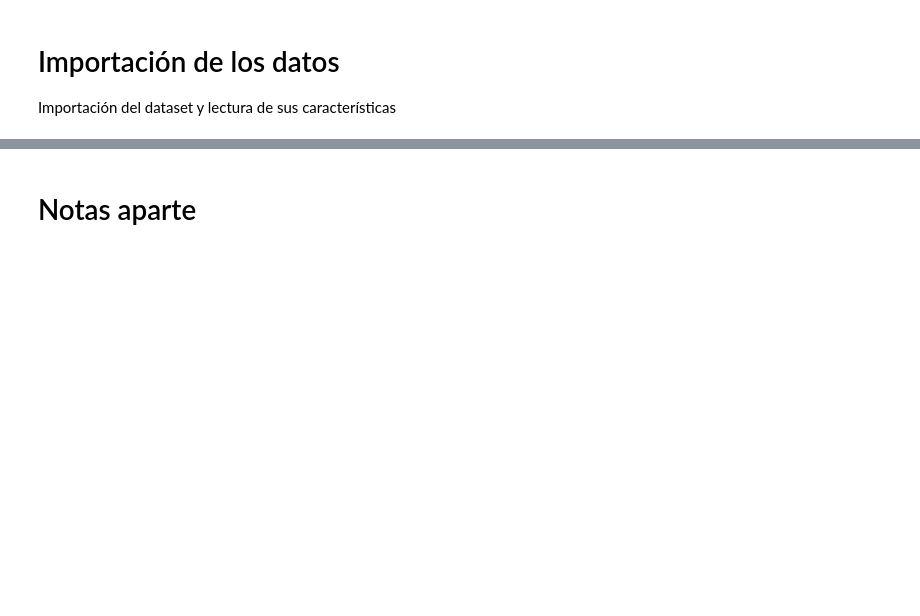
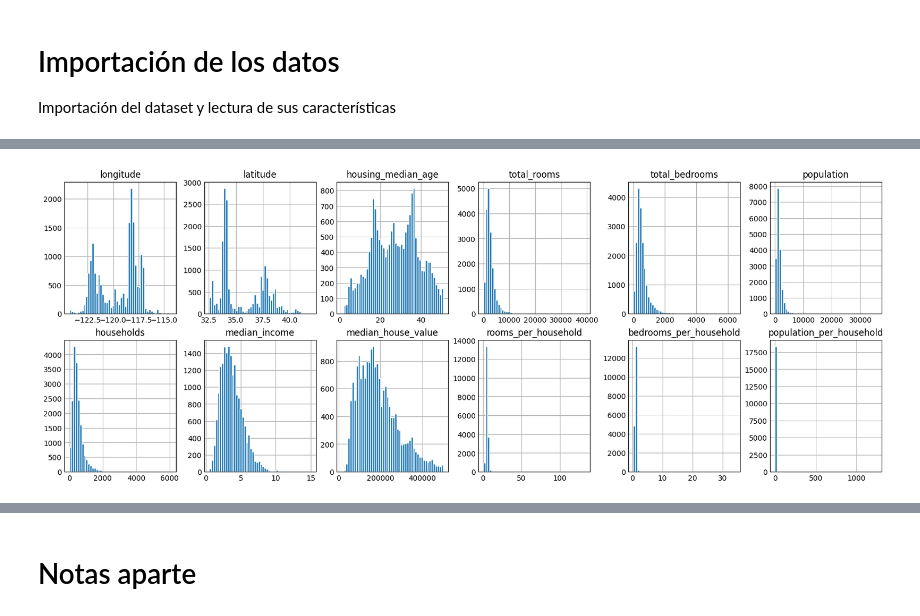
Before and after one commit to i2c-uc3m/IA-Workshop, a Jupyter notebook: California Housing/california-housing.ipynb, the cells around one changed output, grey strips where cells are left out. Saved outputs shown, nothing was run; the diff lists cells and outputs as text; code cells hidden in the pictures; blank space fills up the shorter version.

```diff
--- a/California Housing/california-housing.ipynb
+++ b/California Housing/california-housing.ipynb
@@ -187,2 +294,9 @@ Quizá hay que preprocesar algunas columnas de datos antes de aplicar el "algori
+# %%
+# -- Quitamos las casas con 'median_house_value' igual a 500001 y las casas con 'median_house_age' iguales a 52
+data = data[data.median_house_value < 500001]
+data = data[data.housing_median_age < 52]
+plotBarPlots(data)
+# %% [output]
+[figure, added]
 # %%
 # --- Eliminación de outliers ---
```
Also changed, not shown: parts of 31 cells of this notebook.
